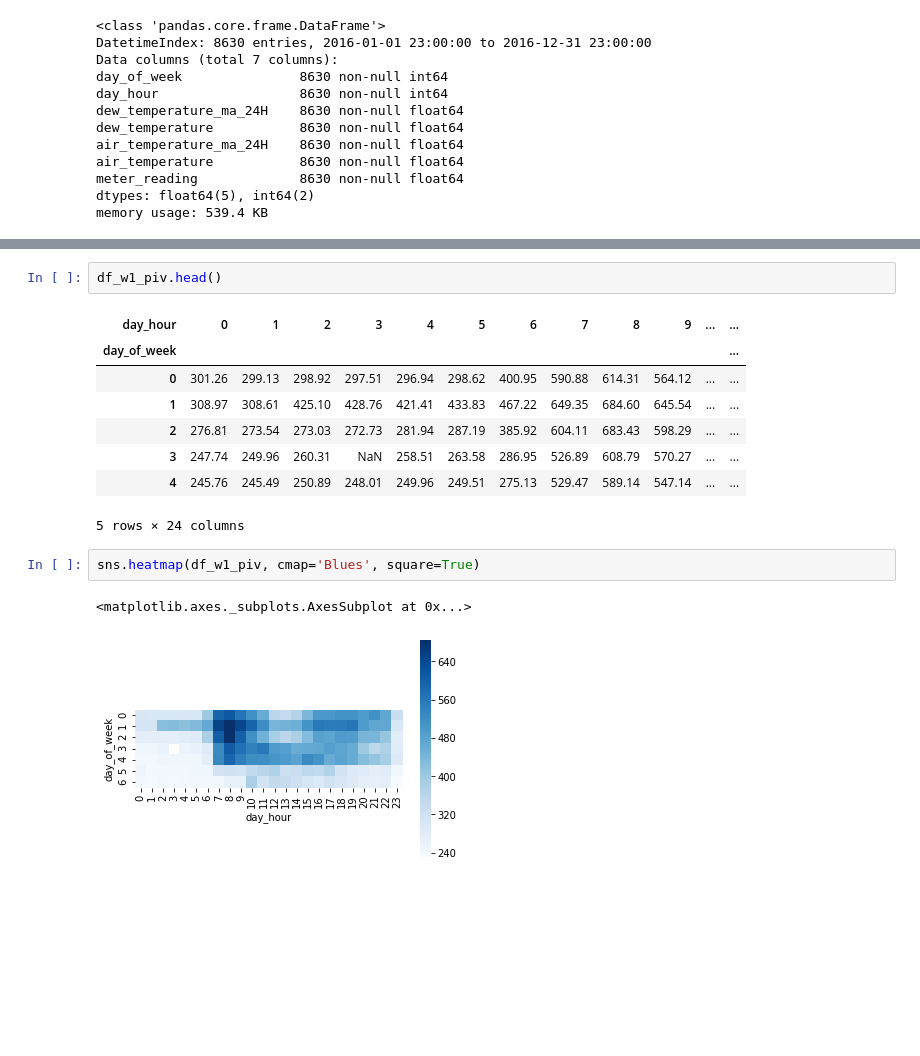
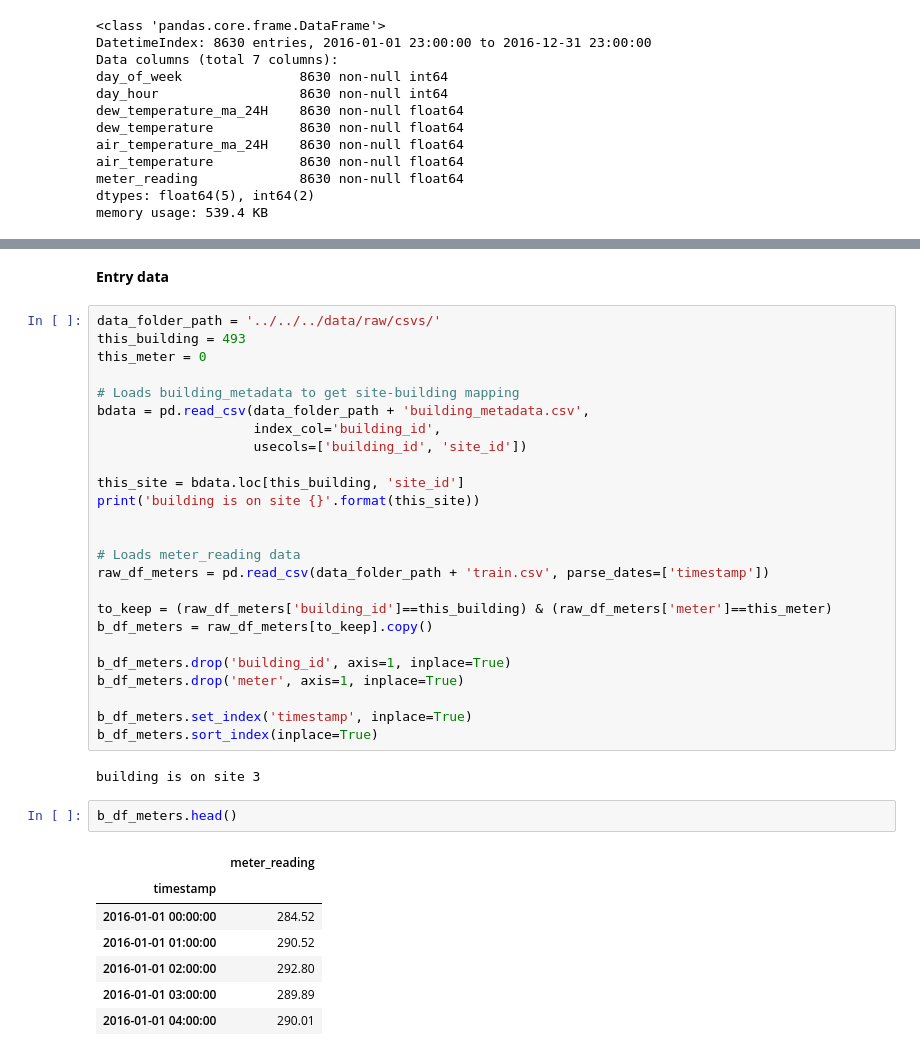
Before and after one commit to edouardArgenson/ASHRAE_great_energy_predictor, a Jupyter notebook: notebooks/building_493/meter_0/visualize_benchmark_missing_data.ipynb, the cells around one changed output, grey strips where cells are left out. Saved outputs shown, nothing was run; the diff lists cells and outputs as text; blank space fills up the shorter version.

Commit message:
adds raw data plot n missing data visu

```diff
--- a/notebooks/building_493/meter_0/visualize_benchmark_missing_data.ipynb
+++ b/notebooks/building_493/meter_0/visualize_benchmark_missing_data.ipynb
@@ -105,16 +110,39 @@ df_w1_piv.iloc[3, 3] = np.nan
+# %% [markdown]
+<b>Entry data</b>
+# %%
+data_folder_path = '../../../data/raw/csvs/'
+this_building = 493
+this_meter = 0
+
+# Loads building_metadata to get site-building mapping
+bdata = pd.read_csv(data_folder_path + 'building_metadata.csv',
+                    index_col='building_id',
+                    usecols=['building_id', 'site_id'])
+
+this_site = bdata.loc[this_building, 'site_id']
+print('building is on site {}'.format(this_site))
+
+
+# Loads meter_reading data
+raw_df_meters = pd.read_csv(data_folder_path + 'train.csv', parse_dates=['timestamp'])
+
+to_keep = (raw_df_meters['building_id']==this_building) & (raw_df_meters['meter']==this_meter)
+b_df_meters = raw_df_meters[to_keep].copy()
+
+b_df_meters.drop('building_id', axis=1, inplace=True)
+b_df_meters.drop('meter', axis=1, inplace=True)
+
+b_df_meters.set_index('timestamp', inplace=True)
+b_df_meters.sort_index(inplace=True)
+# %% [output]
+building is on site 3
 # %%
-df_w1_piv.head()
+b_df_meters.head()
 # %% [output]
-| day_hour | 0 | 1 | 2 | 3 | 4 | 5 | 6 | 7 | 8 | 9 | ... | ... |
-| day_of_week |  |  |  |  |  |  |  |  |  |  |  | ... |
-| 0 | 301.26 | 299.13 | 298.92 | 297.51 | 296.94 | 298.62 | 400.95 | 590.88 | 614.31 | 564.12 | ... | ... |
-| 1 | 308.97 | 308.61 | 425.10 | 428.76 | 421.41 | 433.83 | 467.22 | 649.35 | 684.60 | 645.54 | ... | ... |
-| 2 | 276.81 | 273.54 | 273.03 | 272.73 | 281.94 | 287.19 | 385.92 | 604.11 | 683.43 | 598.29 | ... | ... |
-| 3 | 247.74 | 249.96 | 260.31 | NaN | 258.51 | 263.58 | 286.95 | 526.89 | 608.79 | 570.27 | ... | ... |
-| 4 | 245.76 | 245.49 | 250.89 | 248.01 | 249.96 | 249.51 | 275.13 | 529.47 | 589.14 | 547.14 | ... | ... |
+|  | meter_reading |
+| timestamp |  |
+| 2016-01-01 00:00:00 | 284.52 |
+| 2016-01-01 01:00:00 | 290.52 |
+| 2016-01-01 02:00:00 | 292.80 |
+| 2016-01-01 03:00:00 | 289.89 |
+| 2016-01-01 04:00:00 | 290.01 |
-5 rows × 24 columns
-# %%
-sns.heatmap(df_w1_piv, cmap='Blues', square=True)
-# %% [output]
-<matplotlib.axes._subplots.AxesSubplot at 0x...>
-[figure, removed]
```
Also changed, not shown: parts of 11 cells of this notebook.
